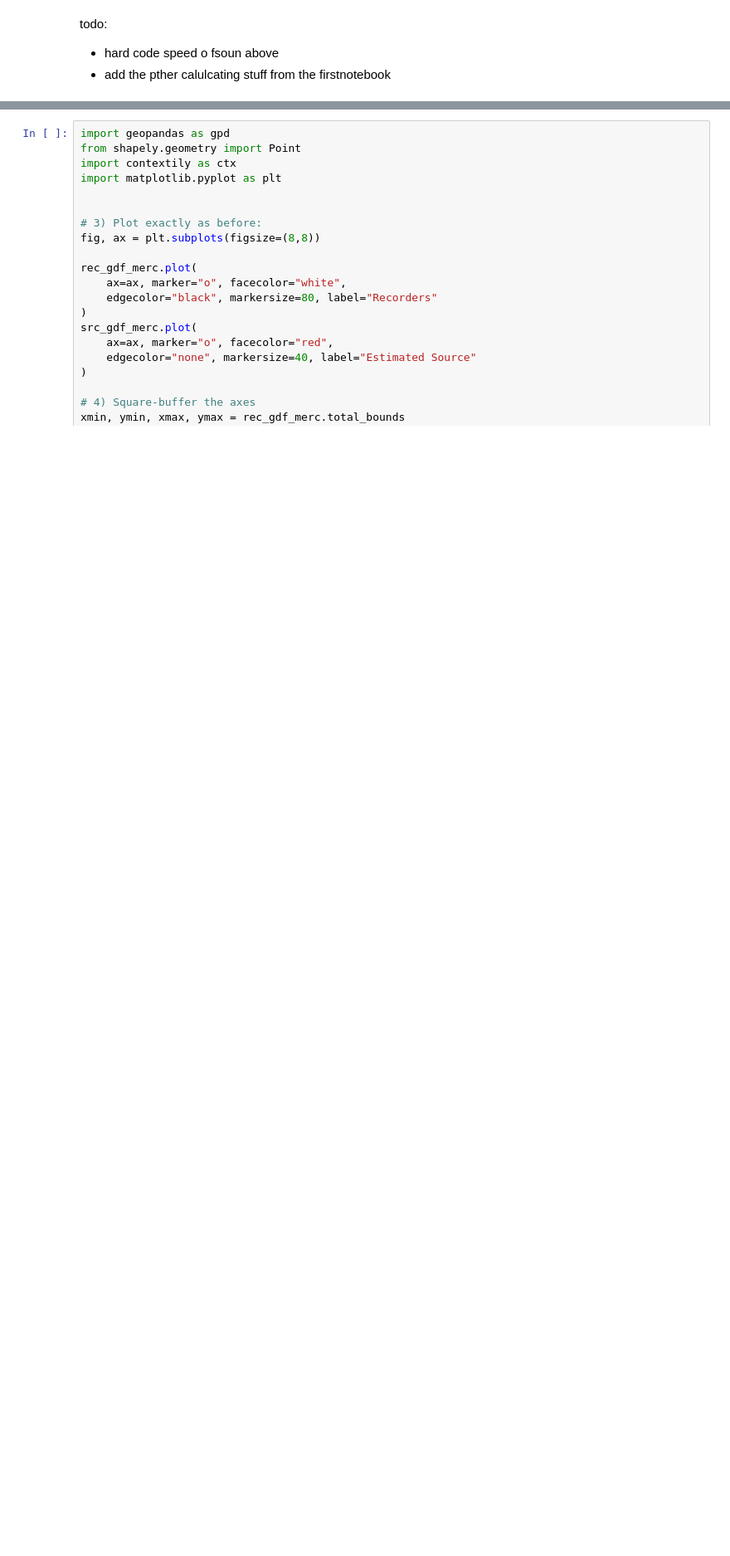
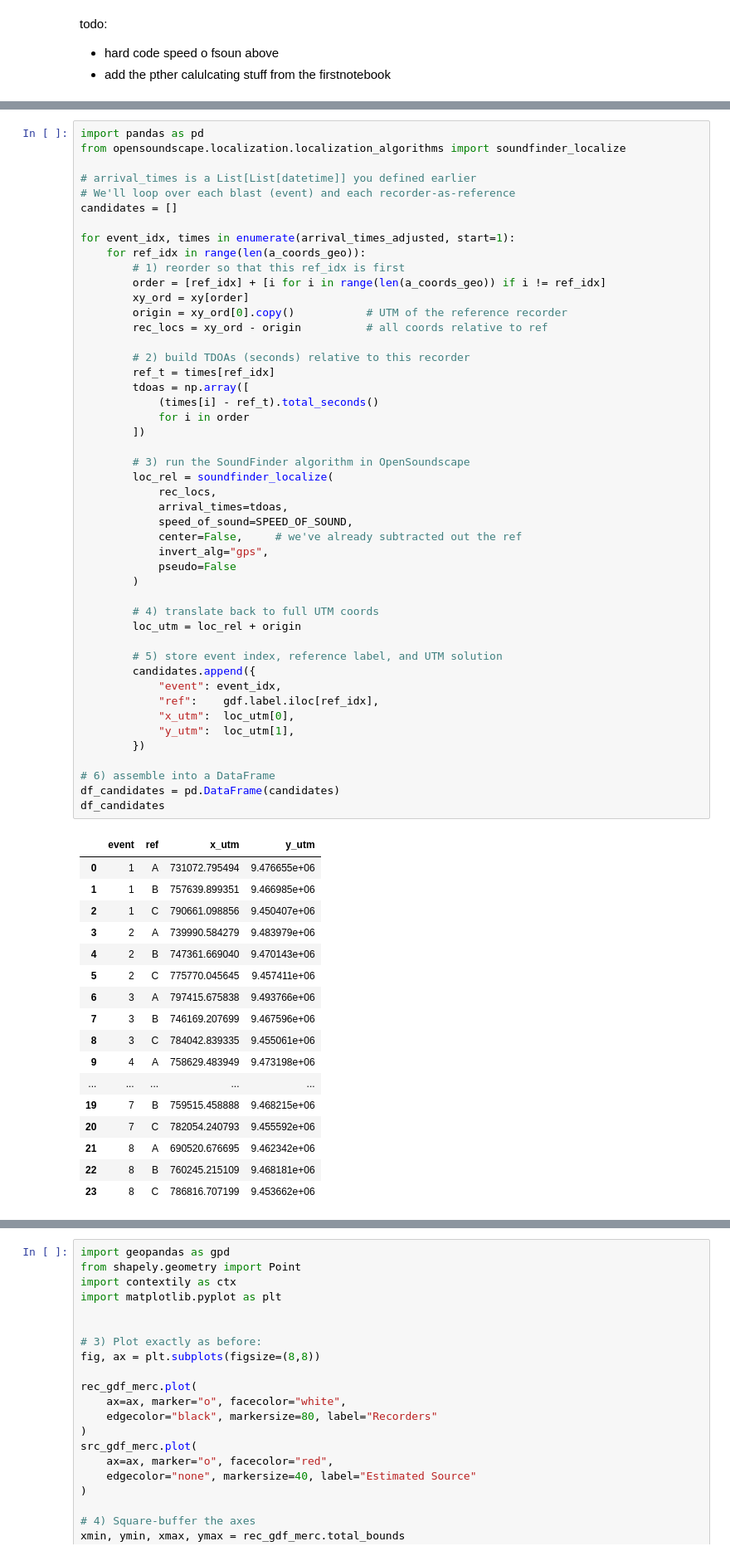
Before and after one commit to BenUCL/Bomb-Fishing, a Jupyter notebook: code/localisation/acoustic_localization_V4.ipynb, the cells around one changed output, grey strips where cells are left out. Shown at 83% size. Cells and saved outputs as stored; diff of their text form; blank space fills up the shorter version.

```diff
--- a/code/localisation/acoustic_localization_V4.ipynb
+++ b/code/localisation/acoustic_localization_V4.ipynb
@@ -94 +122,66 @@ print(df)
+# %%
+import pandas as pd
+from opensoundscape.localization.localization_algorithms import soundfinder_localize
+
+# arrival_times is a List[List[datetime]] you defined earlier
+# We'll loop over each blast (event) and each recorder-as-reference
+candidates = []
+
+for event_idx, times in enumerate(arrival_times_adjusted, start=1):
+    for ref_idx in range(len(a_coords_geo)):
+        # 1) reorder so that this ref_idx is first
+        order = [ref_idx] + [i for i in range(len(a_coords_geo)) if i != ref_idx]
+        xy_ord = xy[order]
+        origin = xy_ord[0].copy()           # UTM of the reference recorder
+        rec_locs = xy_ord - origin          # all coords relative to ref
+
+        # 2) build TDOAs (seconds) relative to this recorder
+        ref_t = times[ref_idx]
+        tdoas = np.array([
+            (times[i] - ref_t).total_seconds()
+            for i in order
+        ])
+
+        # 3) run the SoundFinder algorithm in OpenSoundscape
+        loc_rel = soundfinder_localize(
+            rec_locs,
+            arrival_times=tdoas,
+            speed_of_sound=SPEED_OF_SOUND,
+            center=False,     # we've already subtracted out the ref
+            invert_alg="gps",
+            pseudo=False
+        )
+
+        # 4) translate back to full UTM coords
+        loc_utm = loc_rel + origin
+
+        # 5) store event index, reference label, and UTM solution
+        candidates.append({
+            "event": event_idx,
+            "ref":    gdf.label.iloc[ref_idx],
+            "x_utm":  loc_utm[0],
+            "y_utm":  loc_utm[1],
+        })
+
+# 6) assemble into a DataFrame
+df_candidates = pd.DataFrame(candidates)
+df_candidates
+# %% [output]
+|  | event | ref | x_utm | y_utm |
+| 0 | 1 | A | 731072.795494 | 9.476655e+06 |
+| 1 | 1 | B | 757639.899351 | 9.466985e+06 |
+| 2 | 1 | C | 790661.098856 | 9.450407e+06 |
+| 3 | 2 | A | 739990.584279 | 9.483979e+06 |
+| 4 | 2 | B | 747361.669040 | 9.470143e+06 |
+| 5 | 2 | C | 775770.045645 | 9.457411e+06 |
+| 6 | 3 | A | 797415.675838 | 9.493766e+06 |
+| 7 | 3 | B | 746169.207699 | 9.467596e+06 |
+| 8 | 3 | C | 784042.839335 | 9.455061e+06 |
+| 9 | 4 | A | 758629.483949 | 9.473198e+06 |
+| ... | ... | ... | ... | ... |
+| 19 | 7 | B | 759515.458888 | 9.468215e+06 |
+| 20 | 7 | C | 782054.240793 | 9.455592e+06 |
+| 21 | 8 | A | 690520.676695 | 9.462342e+06 |
+| 22 | 8 | B | 760245.215109 | 9.468181e+06 |
+| 23 | 8 | C | 786816.707199 | 9.453662e+06 |
 # %%
```
Also changed, not shown: parts of 13 cells of this notebook.
